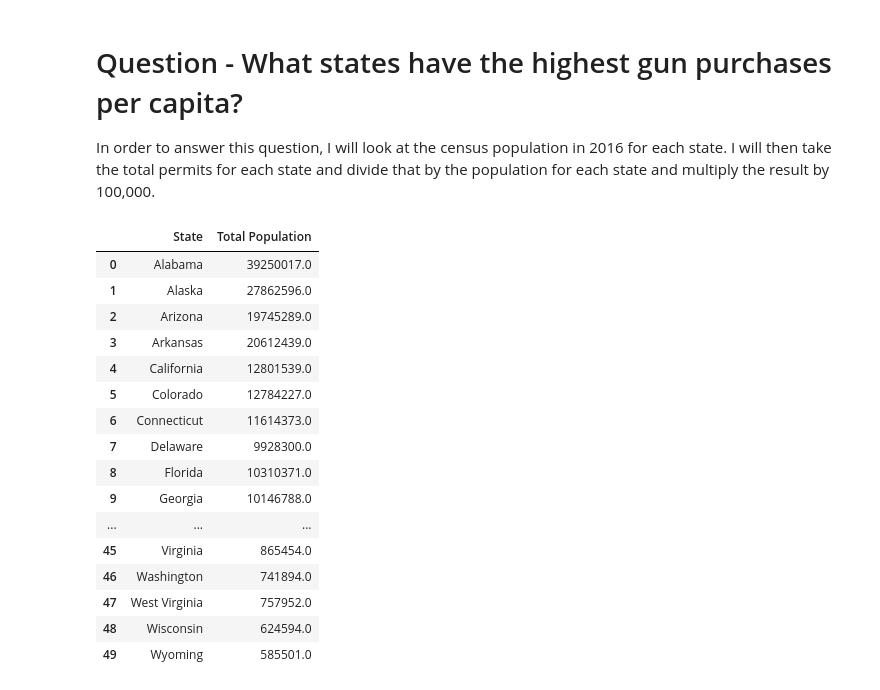
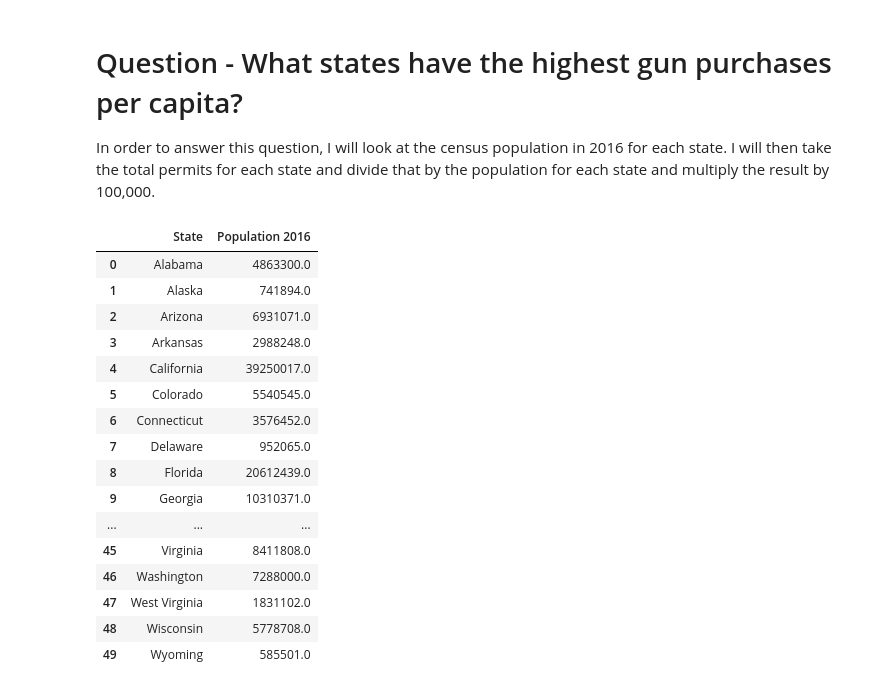
Before and after one commit to dezertdweller/fbi-gun-background-checks, a Jupyter notebook: analysis.ipynb, the cells around one changed output. Drawn from its saved outputs; the diff is of its cells as text; code cells hidden in the pictures.

```diff
--- a/analysis.ipynb
+++ b/analysis.ipynb
@@ -129,24 +129,23 @@ plt.show()
 
 In order to answer this question, I will look at the census population in 2016 for each state. I will then take the total permits for each state and divide that by the population for each state and multiply the result by 100,000.
 # %%
-population_2016 = df_census[['State','Population estimates, July 1, 2016,  (V2016)']]
-population_2016 = population_2016.rename(columns={'Population estimates, July 1, 2016,  (V2016)': 'Total Population'})
+population_2016 = df_census[['State','Population 2016']]
 population_2016
 # %% [output]
-|  | State | Total Population |
-| 0 | Alabama | 39250017.0 |
-| 1 | Alaska | 27862596.0 |
-| 2 | Arizona | 19745289.0 |
-| 3 | Arkansas | 20612439.0 |
-| 4 | California | 12801539.0 |
-| 5 | Colorado | 12784227.0 |
-| 6 | Connecticut | 11614373.0 |
-| 7 | Delaware | 9928300.0 |
-| 8 | Florida | 10310371.0 |
-| 9 | Georgia | 10146788.0 |
+|  | State | Population 2016 |
+| 0 | Alabama | 4863300.0 |
+| 1 | Alaska | 741894.0 |
+| 2 | Arizona | 6931071.0 |
+| 3 | Arkansas | 2988248.0 |
+| 4 | California | 39250017.0 |
+| 5 | Colorado | 5540545.0 |
+| 6 | Connecticut | 3576452.0 |
+| 7 | Delaware | 952065.0 |
+| 8 | Florida | 20612439.0 |
+| 9 | Georgia | 10310371.0 |
 | ... | ... | ... |
-| 45 | Virginia | 865454.0 |
-| 46 | Washington | 741894.0 |
-| 47 | West Virginia | 757952.0 |
-| 48 | Wisconsin | 624594.0 |
+| 45 | Virginia | 8411808.0 |
+| 46 | Washington | 7288000.0 |
+| 47 | West Virginia | 1831102.0 |
+| 48 | Wisconsin | 5778708.0 |
 | 49 | Wyoming | 585501.0 |
```
Also changed, not shown: parts of 17 cells of this notebook.
